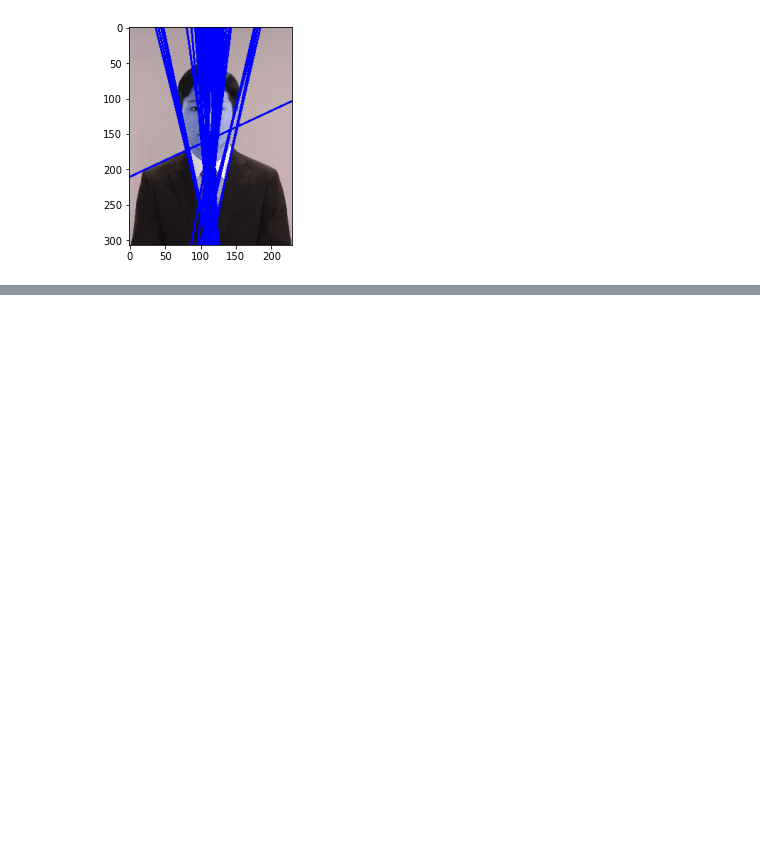
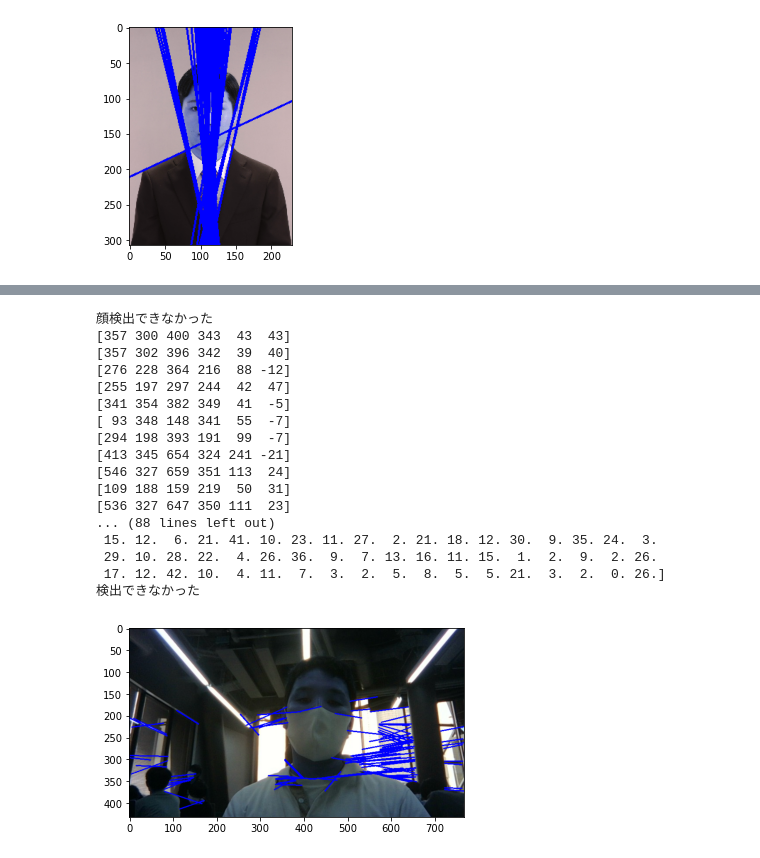
Before and after one commit to ess4536/miso-app, a Jupyter notebook: miso_shoulder.ipynb, the cells around one changed output, grey strips where cells are left out. Saved outputs shown, nothing was run; the diff lists cells and outputs as text; code cells hidden in the pictures; blank space fills up the shorter version.

```diff
--- a/miso_shoulder.ipynb
+++ b/miso_shoulder.ipynb
@@ -14,8 +18,8 @@ def detect_shoulder(image_path):
     resized_image, gray_image = color_to_gray(image_path) # グレースケール変換
 #     thresh = to_thresh_binary_inv(gray_image) # 閾値
 #     median = cv2.medianBlur(thresh,7) # ごま塩ノイズ
-    blur = cv2.GaussianBlur(thresh,(5,5),0)
-    canny_image = cv2.Canny(blur, 50, 110) # エッジ変換
+#     blur = cv2.GaussianBlur(thresh,(5,5),0)
+    canny_image = cv2.Canny(gray_image, 50, 110) # エッジ変換
     lines = hough_lines_p(resized_image, canny_image) # ハフ変換
     result = judge_shoulder(lines, resized_image) # 結果取得
-    return result, canny_image
+    return result
@@ -327,0 +297,22 @@ hough_lines:  44
+# %%
+result = detect_shoulder('./data/images/20201120_110619.jpg')
+print(result)
+# %% [output]
+顔検出できなかった
+[357 300 400 343  43  43]
+[357 302 396 342  39  40]
+[276 228 364 216  88 -12]
+[255 197 297 244  42  47]
+[341 354 382 349  41  -5]
+[ 93 348 148 341  55  -7]
+[294 198 393 191  99  -7]
+[413 345 654 324 241 -21]
+[546 327 659 351 113  24]
+[109 188 159 219  50  31]
+[536 327 647 350 111  23]
+... (88 lines left out)
+ 15. 12.  6. 21. 41. 10. 23. 11. 27.  2. 21. 18. 12. 30.  9. 35. 24.  3.
+ 29. 10. 28. 22.  4. 26. 36.  9.  7. 13. 16. 11. 15.  1.  2.  9.  2. 26.
+ 17. 12. 42. 10.  4. 11.  7.  3.  2.  5.  8.  5.  5. 21.  3.  2.  0. 26.]
+検出できなかった
+[figure, added]
```
Also changed, not shown: parts of 23 cells of this notebook, 4 other files.
